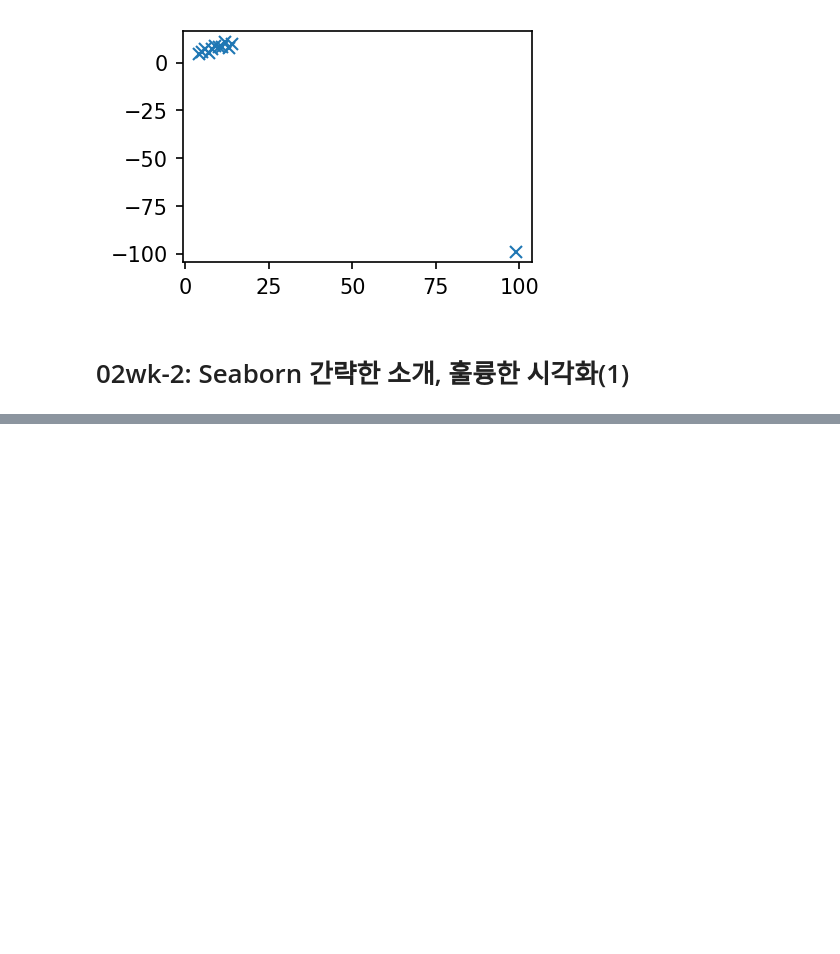
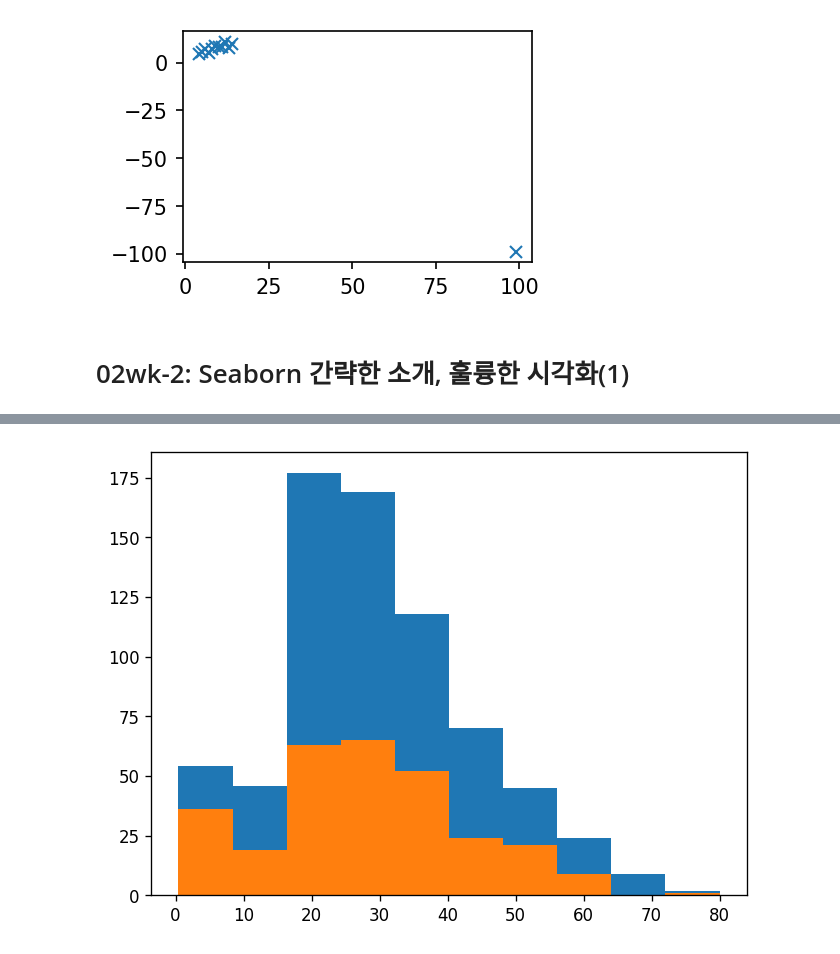
Before and after one commit to va4756/big_RaeJung, a Jupyter notebook: choi_guis_01.ipynb, the cells around one changed output, grey strips where cells are left out. Cells and saved outputs as stored; diff of their text form; code cells hidden in the pictures; blank space fills up the shorter version.

```diff
--- a/choi_guis_01.ipynb
+++ b/choi_guis_01.ipynb
@@ -516,0 +556,5 @@ plt.plot(x1+[99], y1+[-99], 'x')
+# %%
+plt.hist(df.Age)
+plt.hist(df.Age[df.Survived==1]);
+# %% [output]
+[figure, added]
```
Also changed, not shown: parts of 17 cells of this notebook.
